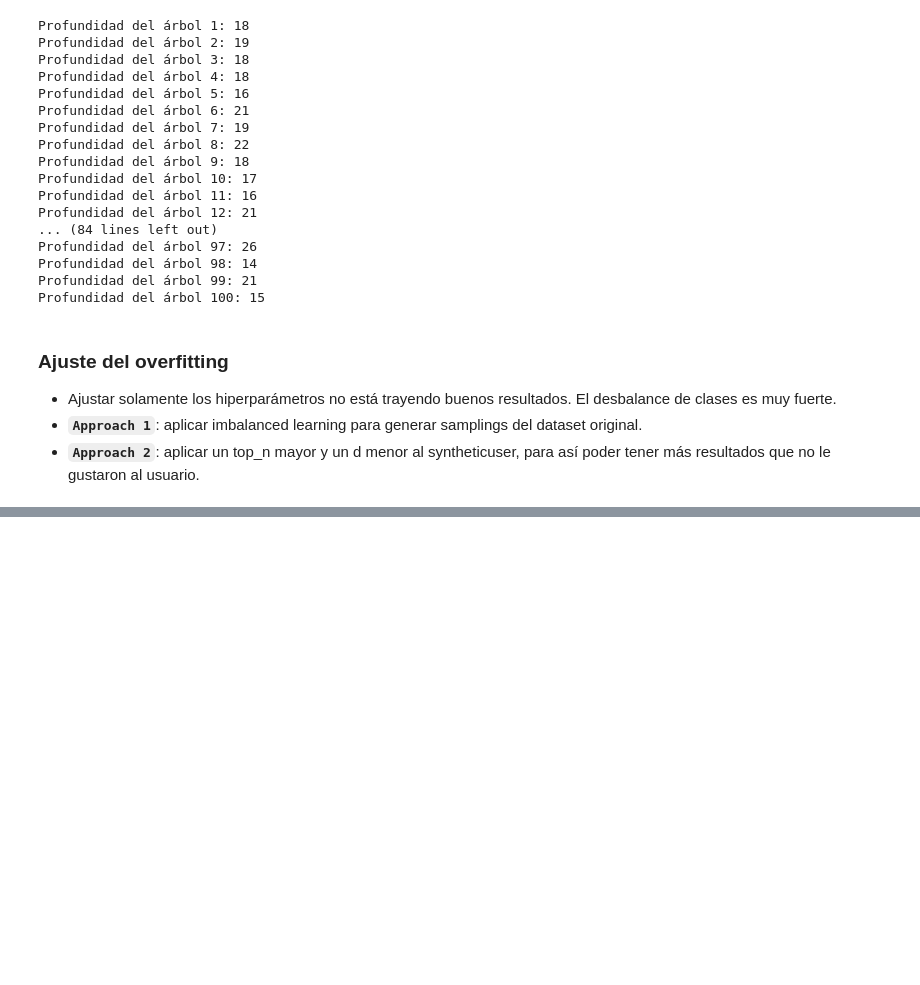
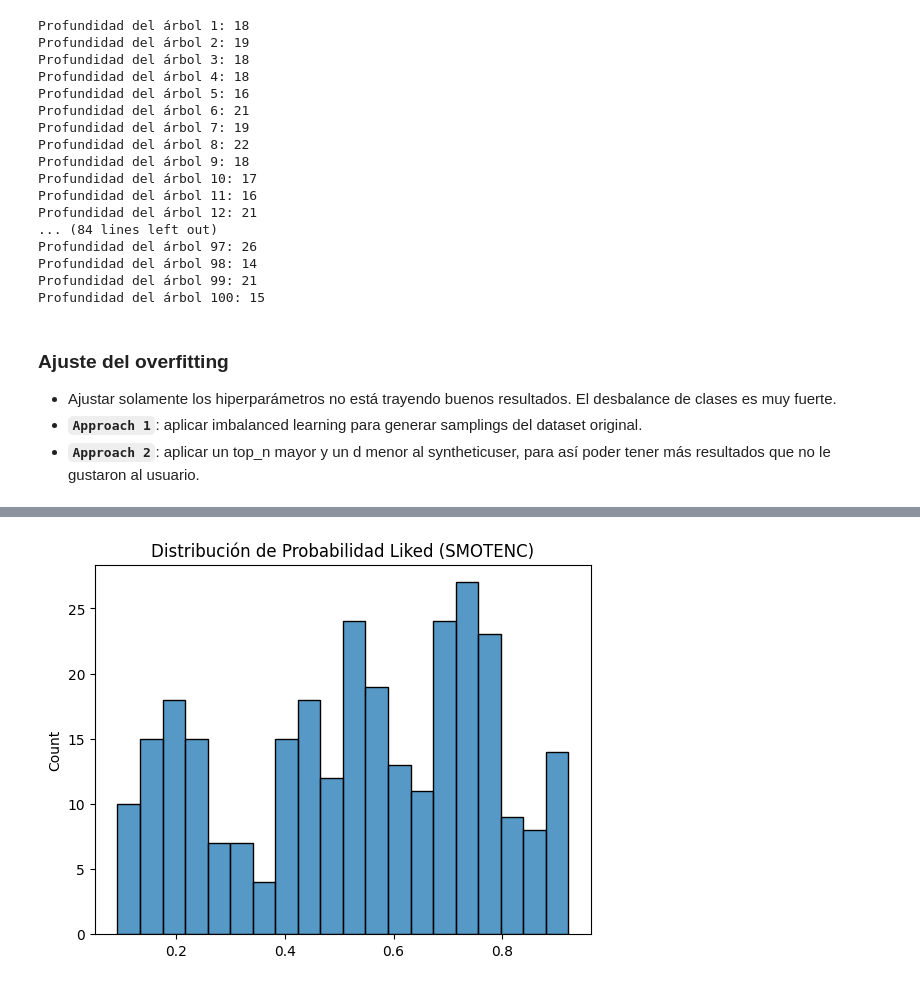
Before and after one commit to Tino27Gut/WineRecommendation, a Jupyter notebook: src/models/random_forest_draft.ipynb, the cells around one changed output, grey strips where cells are left out. Cells and saved outputs as stored; diff of their text form; code cells hidden in the pictures; blank space fills up the shorter version.

```diff
--- a/src/models/random_forest_draft.ipynb
+++ b/src/models/random_forest_draft.ipynb
@@ -326,0 +459,6 @@ AUC: 0.5910592808551993
+# %%
+sns.histplot(y_pred_proba_SMOTENC, bins=20)
+plt.title("Distribución de Probabilidad Liked (SMOTENC)")
+plt.show()
+# %% [output]
+[figure, added]
```
Also changed, not shown: parts of 13 cells of this notebook, 3 other files.
